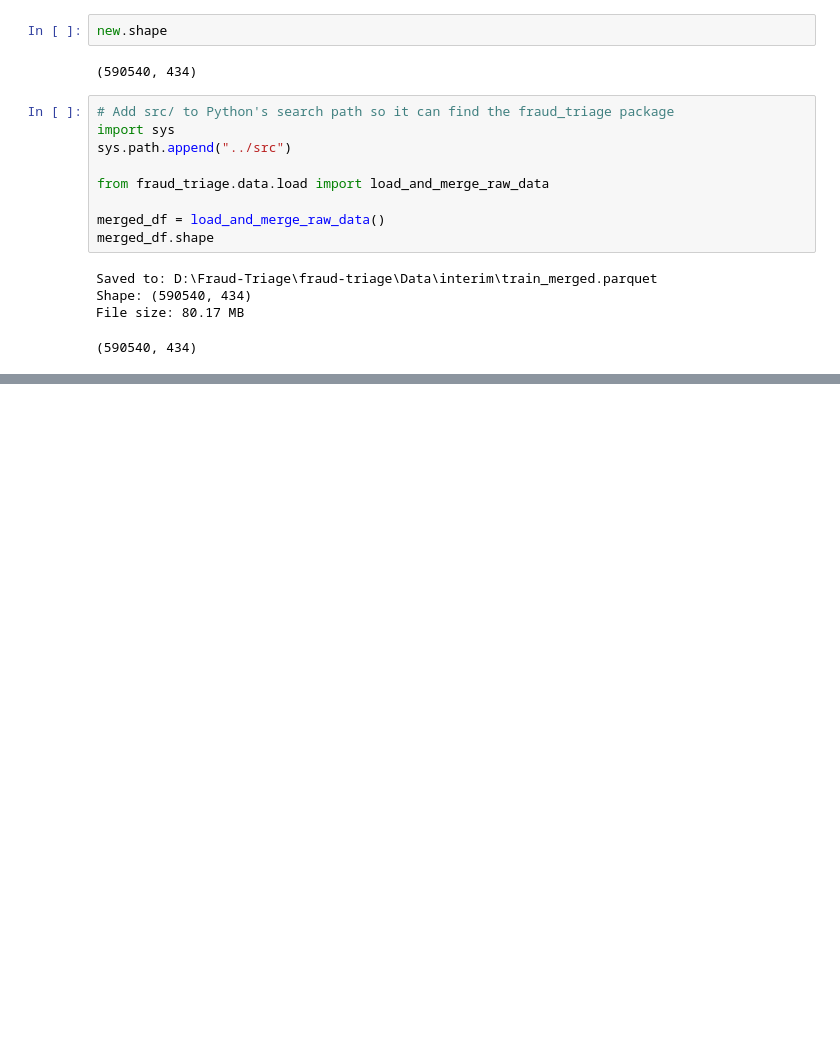
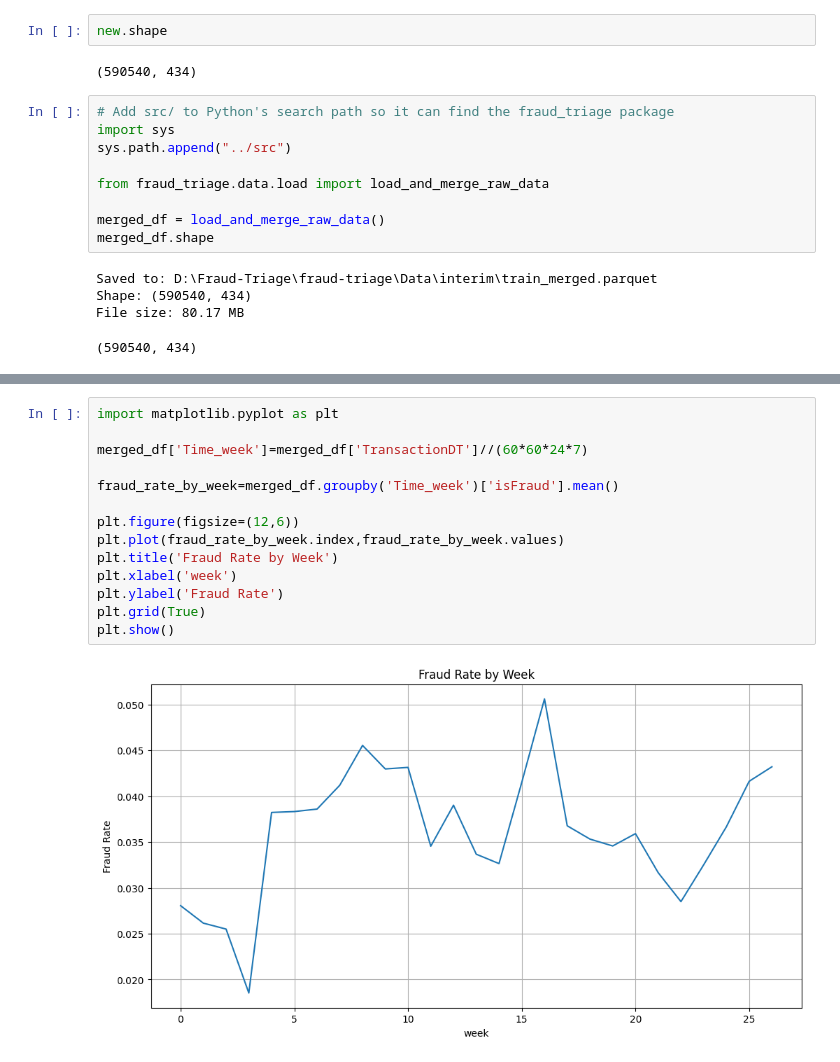
Before and after one commit to gowtham5695/fraud-triage, a Jupyter notebook: notebooks/01_eda.ipynb, the cells around one changed output, grey strips where cells are left out. Cells and saved outputs as stored; diff of their text form; blank space fills up the shorter version.

```diff
--- a/notebooks/01_eda.ipynb
+++ b/notebooks/01_eda.ipynb
@@ -202,0 +219,16 @@ File size: 80.17 MB
+# %%
+import matplotlib.pyplot as plt
+
+merged_df['Time_week']=merged_df['TransactionDT']//(60*60*24*7)
+
+fraud_rate_by_week=merged_df.groupby('Time_week')['isFraud'].mean()
+
+plt.figure(figsize=(12,6))
+plt.plot(fraud_rate_by_week.index,fraud_rate_by_week.values)
+plt.title('Fraud Rate by Week')
+plt.xlabel('week')
+plt.ylabel('Fraud Rate')
+plt.grid(True)
+plt.show()
+# %% [output]
+[figure, added]
```
Also changed, not shown: parts of 23 cells of this notebook, 4 other files.
